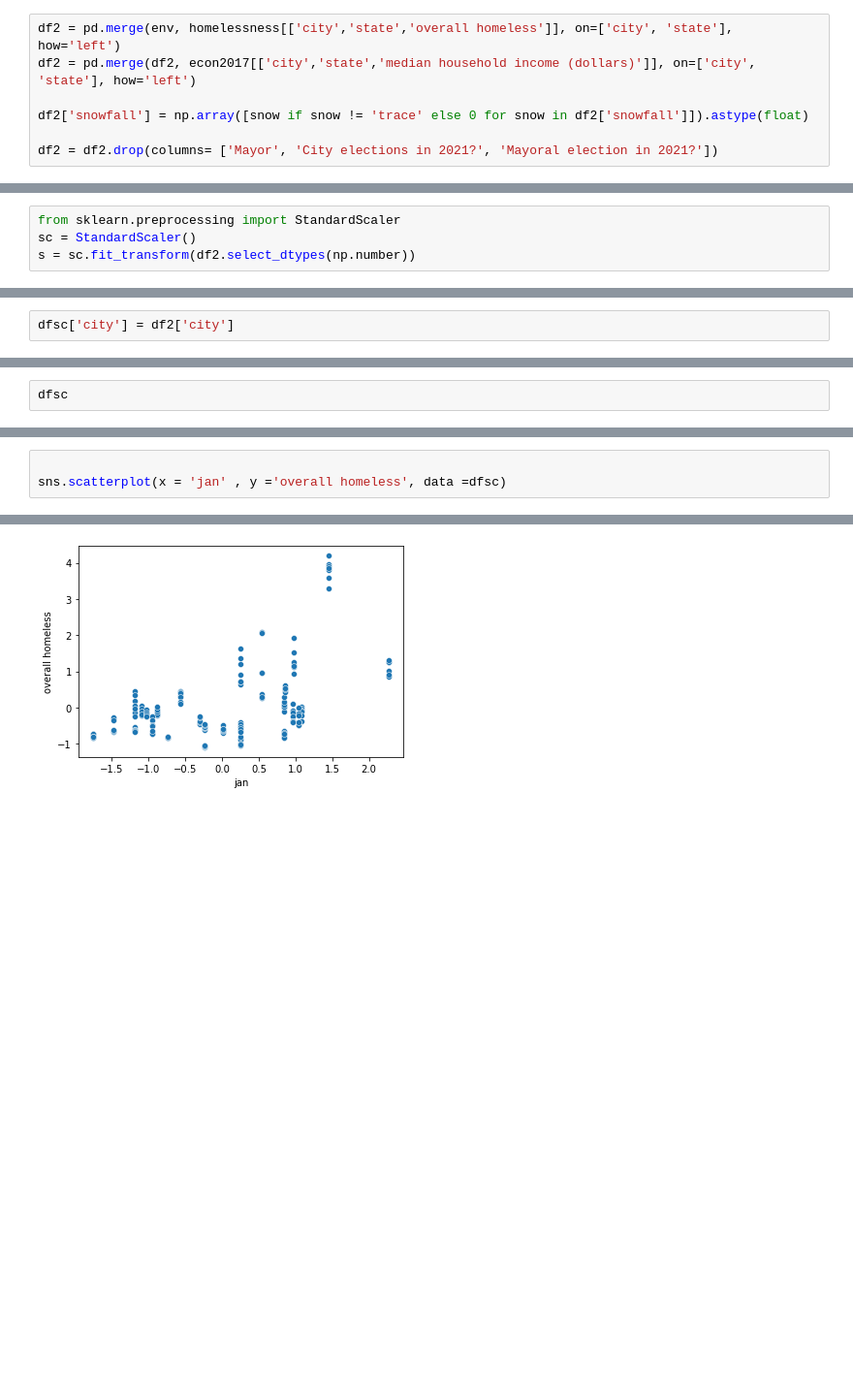
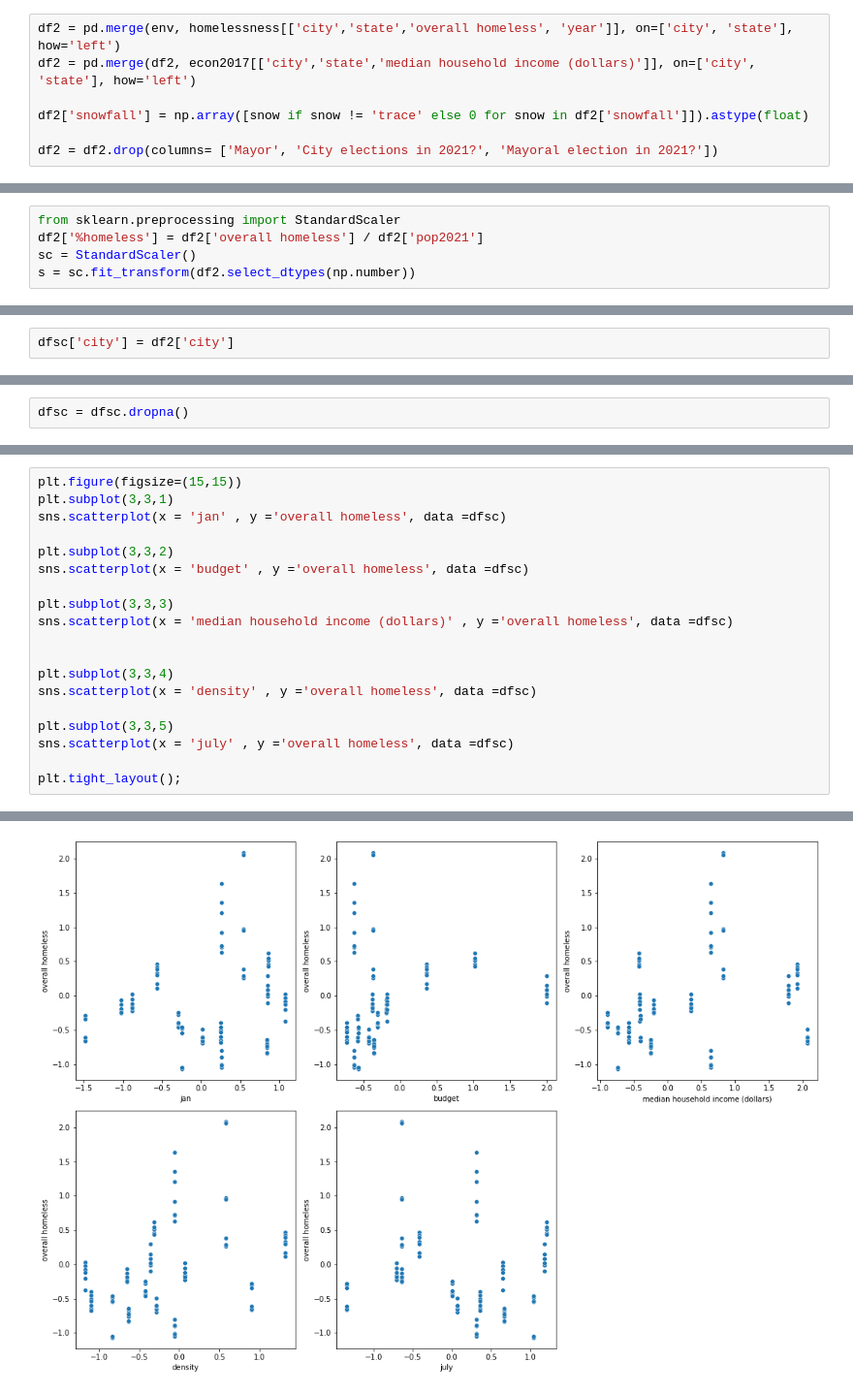
Before and after one commit to AndrewGossage/Homelessness-in-America, a Jupyter notebook: primary-code/1-EDA.ipynb, the cells around one changed output, grey strips where cells are left out. Shown at 97% size. Cells and saved outputs as stored; diff of their text form; blank space fills up the shorter version.

```diff
--- a/primary-code/1-EDA.ipynb
+++ b/primary-code/1-EDA.ipynb
@@ -241,7 +237,7 @@ owner occupied cost
 renter occupied income
 renter occupied cost
 # %%
-df2 = pd.merge(env, homelessness[['city','state','overall homeless']], on=['city', 'state'], how='left')
+df2 = pd.merge(env, homelessness[['city','state','overall homeless', 'year']], on=['city', 'state'], how='left')
 df2 = pd.merge(df2, econ2017[['city','state','median household income (dollars)']], on=['city', 'state'], how='left')
 
 df2['snowfall'] = np.array([snow if snow != 'trace' else 0 for snow in df2['snowfall']]).astype(float)
@@ -379,6 +375,7 @@ Index(['jan', 'april', 'july', 'oct ', 'precip “', 'precip days', 'snowfall',
       dtype='object')
 # %%
 from sklearn.preprocessing import StandardScaler
+df2['%homeless'] = df2['overall homeless'] / df2['pop2021']
 sc = StandardScaler()
 s = sc.fit_transform(df2.select_dtypes(np.number))
 # %%
@@ -388,2 +390,2 @@ dfsc['city'] = df2['city']
 # %%
-dfsc
+dfsc = dfsc.dropna()
@@ -404,4 +392,20 @@ dfsc
 # %%
+plt.figure(figsize=(15,15))
+plt.subplot(3,3,1)
+sns.scatterplot(x = 'jan' , y ='overall homeless', data =dfsc)
 
-sns.scatterplot(x = 'jan' , y ='overall homeless', data =dfsc)
+plt.subplot(3,3,2)
+sns.scatterplot(x = 'budget' , y ='overall homeless', data =dfsc)
+
+plt.subplot(3,3,3)
+sns.scatterplot(x = 'median household income (dollars)' , y ='overall homeless', data =dfsc)
+
+
+plt.subplot(3,3,4)
+sns.scatterplot(x = 'density' , y ='overall homeless', data =dfsc)
+
+plt.subplot(3,3,5)
+sns.scatterplot(x = 'july' , y ='overall homeless', data =dfsc)
+
+plt.tight_layout();
 # %% [output]
@@ -409 +412 @@ sns.scatterplot(x = 'jan' , y ='overall homeless', data =dfsc)
-[figure, old version]
+[figure, new version]
```
Also changed, not shown: parts of 27 cells of this notebook.
